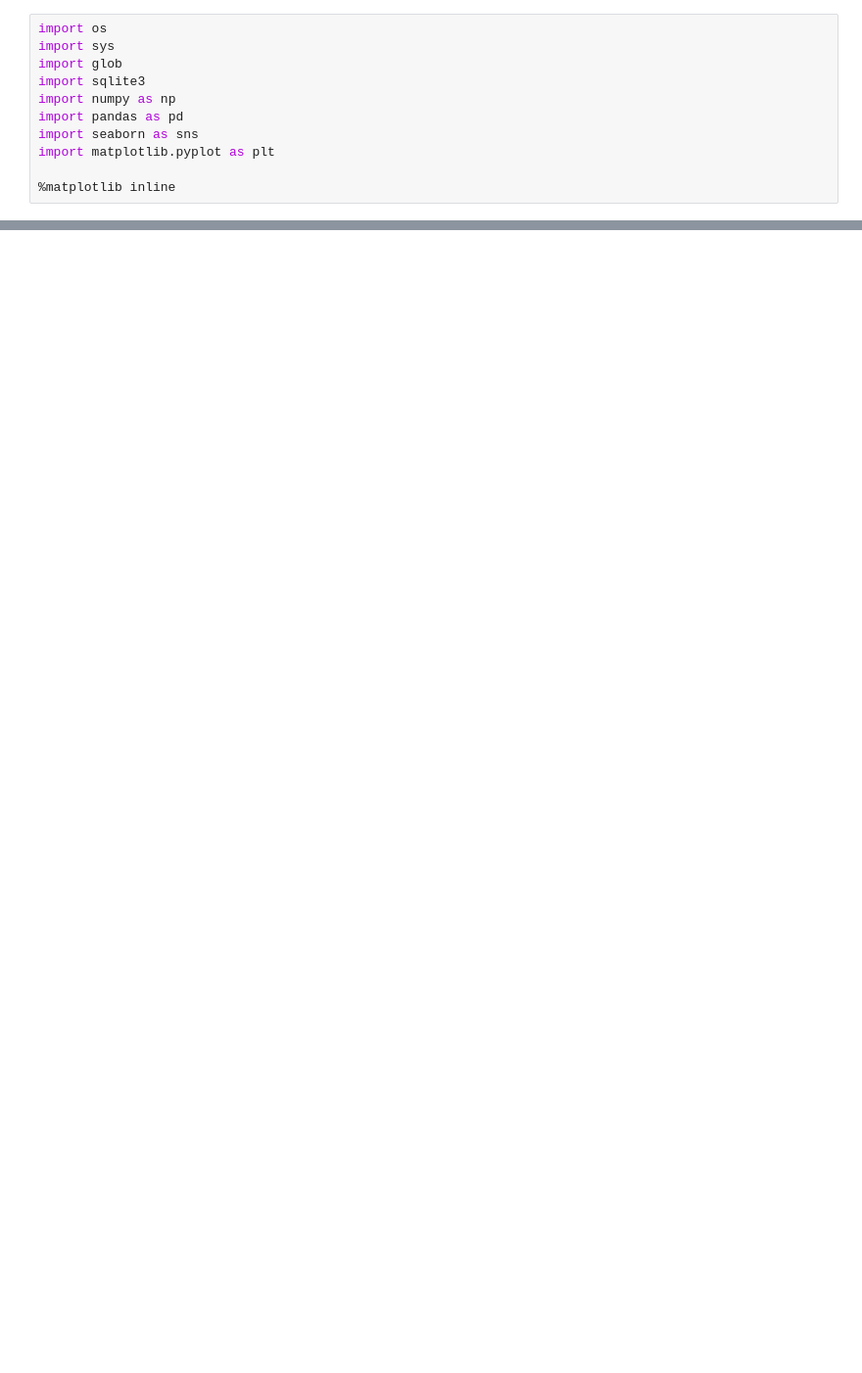
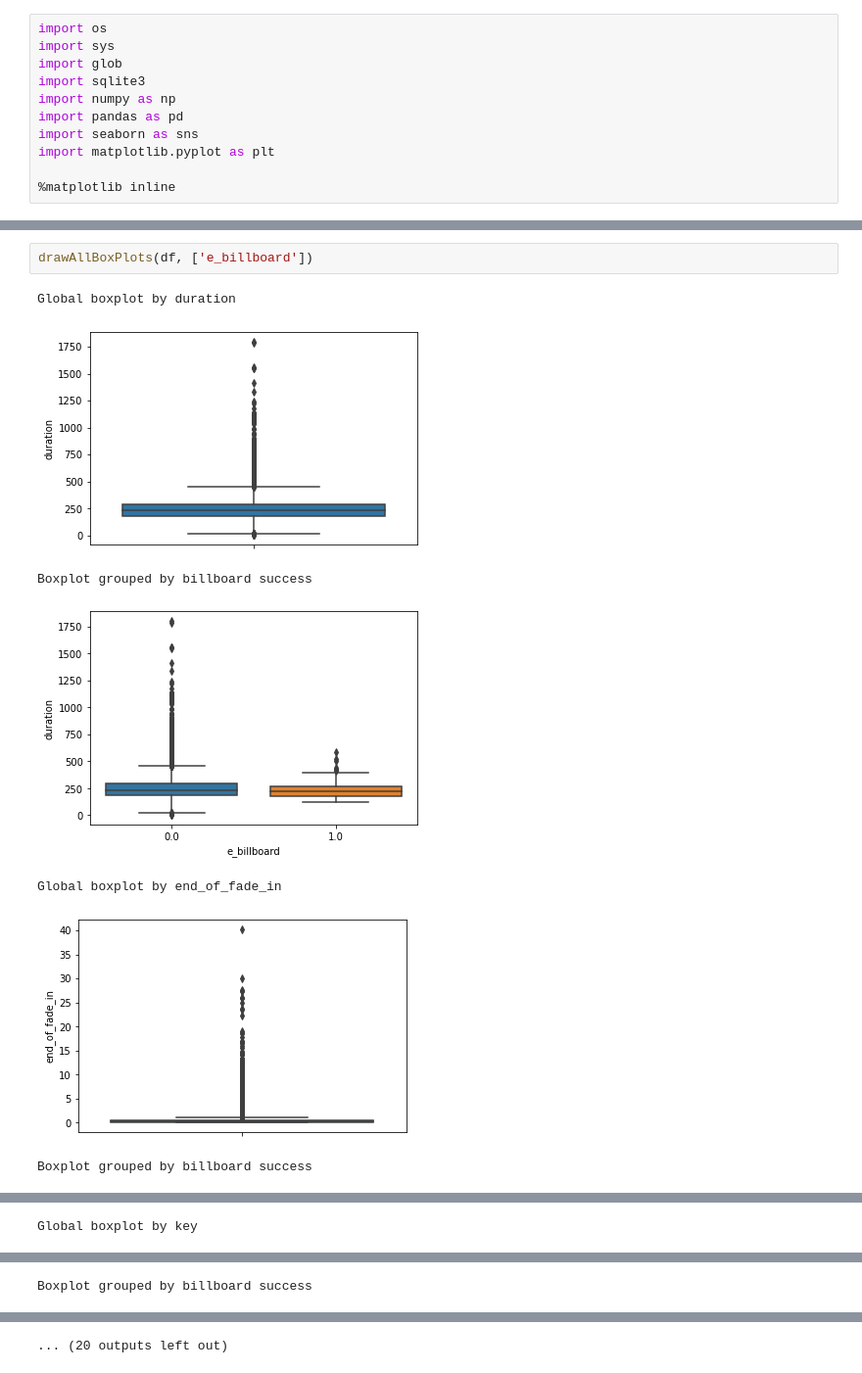
Before and after one commit to pbaldisa/musical-analysis, a Jupyter notebook: statistics.ipynb, the cells around one changed output, grey strips where cells are left out. Shown at 98% size. Drawn from its saved outputs; the diff is of its cells as text; blank space fills up the shorter version.

```diff
--- a/statistics.ipynb
+++ b/statistics.ipynb
@@ -113,0 +88,10 @@ Boxplot grouped by grammy success
+# %%
+drawAllBoxPlots(df, ['e_billboard'])
+# %% [output]
+Global boxplot by duration
+[figure, added]
+Boxplot grouped by billboard success
+[figure, added]
+Global boxplot by end_of_fade_in
+[figure, added]
+Boxplot grouped by billboard success
@@ -113,0 +99 @@ Boxplot grouped by grammy success
+Global boxplot by key
@@ -113,0 +101 @@ Boxplot grouped by grammy success
+Boxplot grouped by billboard success
@@ -113,0 +103 @@ Boxplot grouped by grammy success
+... (20 outputs left out)
```
Also changed, not shown: parts of 13 cells of this notebook, 4 other files.
